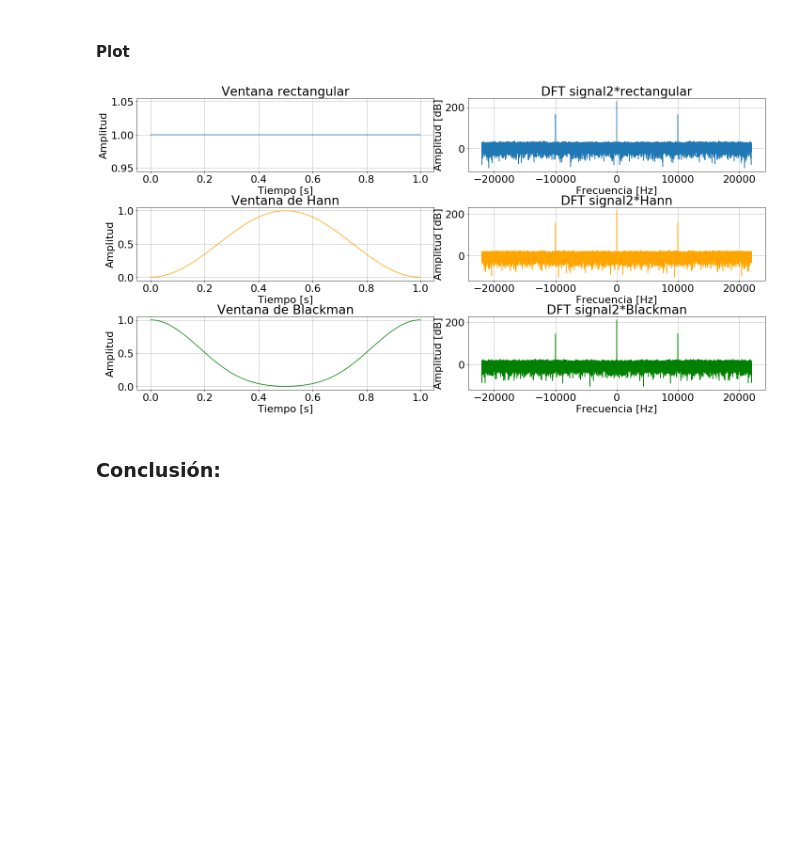
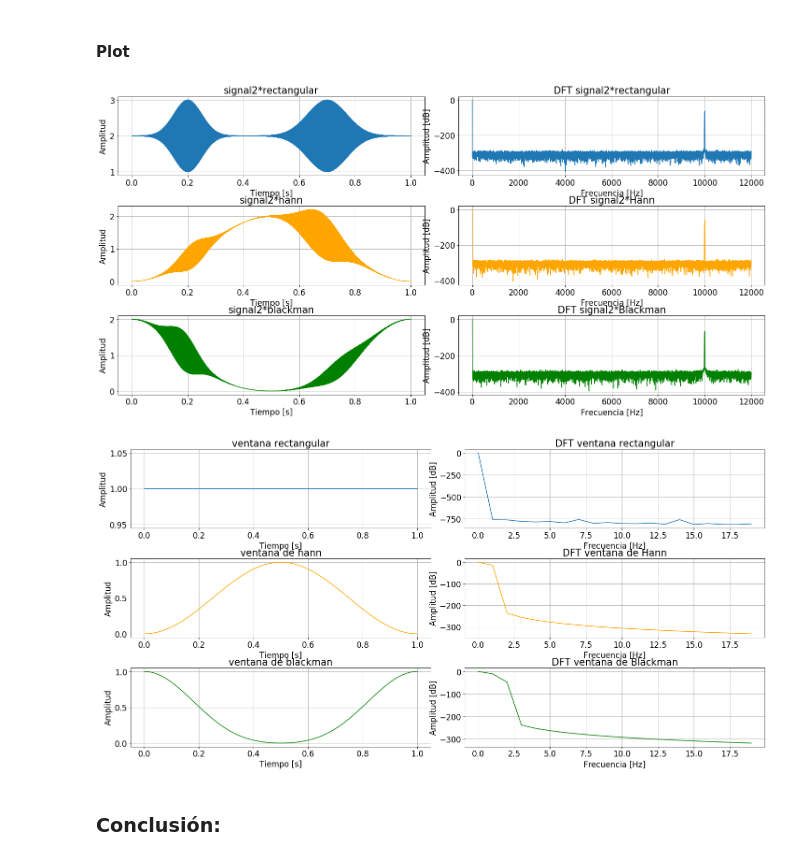
Before and after one commit to lunaisaias/dsp, a Jupyter notebook: tp2_dsp.ipynb, the cells around one changed output. Saved outputs shown, nothing was run; the diff lists cells and outputs as text; code cells hidden in the pictures; blank space fills up the shorter version.

```diff
--- a/tp2_dsp.ipynb
+++ b/tp2_dsp.ipynb
@@ -114,7 +129,7 @@ val4 = np.exp((-1)*((t-u3)**2)/(2*(s3**2)))
 x3bis = val3bis*val4
 
 #Generación de ruido
-noise = np.random.normal(0 , 0.01 , T*sr)
+noise = 0.01*np.random.normal(0 , 0.01 , T*sr)
 
 #Funciones sumadas
 signal2 = x1 + x2 + x3bis + noise
@@ -150,33 +158,77 @@ dft_signal2_blackman = np.fft.fft(signal2_blackman)
+# %%
+samples= 0
+dft_signal2 = np.fft.rfft(signal2, n=T*sr+samples)
+freq_signal2 = np.fft.rfftfreq(T*sr+samples, 1/sr)
+
+dft_signal2_rectangular = np.fft.rfft(signal2_rectangular, n=T*sr+samples)
+dft_signal2_hann = np.fft.rfft(signal2_hann, n=T*sr+samples)
+dft_signal2_blackman = np.fft.rfft(signal2_blackman, n=T*sr+samples)
+
+dft_rectangular = np.fft.rfft(w_rectangular, n=T*sr+samples)
+dft_hann = np.fft.rfft(w_hann, n=T*sr+samples)
+dft_blackman = np.fft.rfft(w_blackman, n=T*sr+samples)
 # %% [markdown]
 #### Plot
 # %%
-plt.rcParams.update({'font.size': 22})
-fig, axs = plt.subplots(3, 2, sharex=False, sharey=False, figsize=[20, 10])
-axs[0, 0].plot(t, w_rectangular )
-axs[0, 0].set_title('Ventana rectangular')
-axs[1, 0].plot(t, w_hann, color='orange')
-axs[1, 0].set_title('Ventana de Hann')
-axs[2, 0].plot(t, w_blackman, color='green')
-axs[2, 0].set_title('Ventana de Blackman')
-axs[0, 1].plot(freq_signal2, 20*np.log(abs(dft_signal2_rectangular)))
+plt.rcParams.update({'font.size': 17})
+fig, axs = plt.subplots(3, 2, sharex=False, sharey=False, figsize=[20, 10], constrained_layout=False)
+axs[0, 0].plot(t, signal2_rectangular )
+axs[0, 0].set_title('signal2*rectangular')
+axs[1, 0].plot(t, signal2_hann, color='orange')
+axs[1, 0].set_title('signal2*hann')
+axs[2, 0].plot(t, signal2_blackman, color='green')
+axs[2, 0].set_title('signal2*blackman')
+axs[0, 1].plot(freq_signal2[0:12000], 20*np.log(abs(dft_signal2_rectangular[0:12000])/max(abs(dft_signal2_rectangular))))
 axs[0, 1].set_title('DFT signal2*rectangular')
-axs[1, 1].plot(freq_signal2, 20*np.log(abs(dft_signal2_hann)), color='orange')
+axs[1, 1].plot(freq_signal2[0:12000], 20*np.log(abs(dft_signal2_hann[0:12000])/max(abs(dft_signal2_hann))), color='orange')
 axs[1, 1].set_title('DFT signal2*Hann')
-axs[2, 1].plot(freq_signal2, 20*np.log(abs(dft_signal2_blackman)), color='green')
+axs[2, 1].plot(freq_signal2[0:12000], 20*np.log(abs(dft_signal2_blackman[0:12000])/max(abs(dft_signal2_blackman))), color='green')
 axs[2, 1].set_title('DFT signal2*Blackman')
 fig.tight_layout()
 
 axs[0, 0].set(ylabel='Amplitud', xlabel='Tiempo [s]')
 axs[1, 0].set(ylabel='Amplitud', xlabel='Tiempo [s]')
 axs[2, 0].set(ylabel='Amplitud', xlabel='Tiempo [s]')
 
 axs[0, 1].set(ylabel='Amplitud [dB]', xlabel='Frecuencia [Hz]')
 axs[1, 1].set(ylabel='Amplitud [dB]', xlabel='Frecuencia [Hz]')
 axs[2, 1].set(ylabel='Amplitud [dB]', xlabel='Frecuencia [Hz]')
 
 for ax in axs.flat:
     ax.grid()
+
+plt.rcParams.update({'font.size': 17})
+fig, axs = plt.subplots(3, 2, sharex=False, sharey=False, figsize=[20, 10])
+axs[0, 0].plot(t, w_rectangular )
+axs[0, 0].set_title('ventana rectangular')
+axs[1, 0].plot(t, w_hann, color='orange')
+axs[1, 0].set_title('ventana de hann')
+axs[2, 0].plot(t, w_blackman, color='green')
+axs[2, 0].set_title('ventana de blackman')
+axs[0, 1].plot(freq_signal2[0:20], 20*np.log((abs(dft_rectangular[0:20])+ np.finfo(float).eps)/(max(abs(dft_rectangular)))))
+axs[0, 1].set_title('DFT ventana rectangular')
+axs[1, 1].plot(freq_signal2[0:20], 20*np.log((abs(dft_hann[0:20])+ np.finfo(float).eps)/max(abs(dft_hann))), color='orange')
+axs[1, 1].set_title('DFT ventana de Hann')
+axs[2, 1].plot(freq_signal2[0:20], 20*np.log((abs(dft_blackman[0:20])+ np.finfo(float).eps)/max(abs(dft_blackman))), color='green')
+axs[2, 1].set_title('DFT ventana de Blackman')
+fig.tight_layout()
+
+axs[0, 0].set(ylabel='Amplitud', xlabel='Tiempo [s]')
+axs[1, 0].set(ylabel='Amplitud', xlabel='Tiempo [s]')
+axs[2, 0].set(ylabel='Amplitud', xlabel='Tiempo [s]')
+
+axs[0, 1].set(ylabel='Amplitud [dB]', xlabel='Frecuencia [Hz]')
+axs[1, 1].set(ylabel='Amplitud [dB]', xlabel='Frecuencia [Hz]')
+axs[2, 1].set(ylabel='Amplitud [dB]', xlabel='Frecuencia [Hz]')
+# axs[0, 1].set_ylim((-250,10))
+# axs[1, 1].set_ylim((-500,10))
+# axs[2, 1].set_ylim((-250,10))
+
+
+for ax in axs.flat:
+    ax.grid()
 # %% [output]
-[figure, old version]
+[figure, new version]
+[figure, added]
 # %% [markdown]
 ### Conclusión:
```
Also changed, not shown: parts of 11 cells of this notebook, 1 other file.
